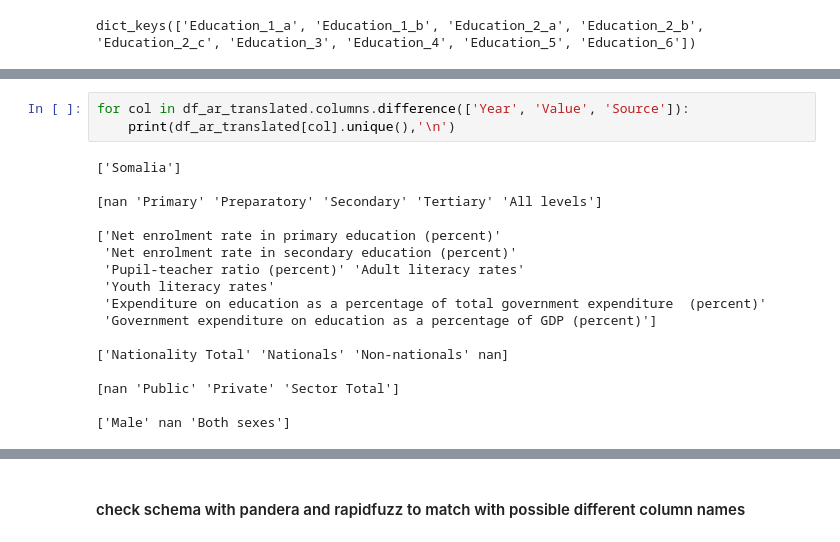
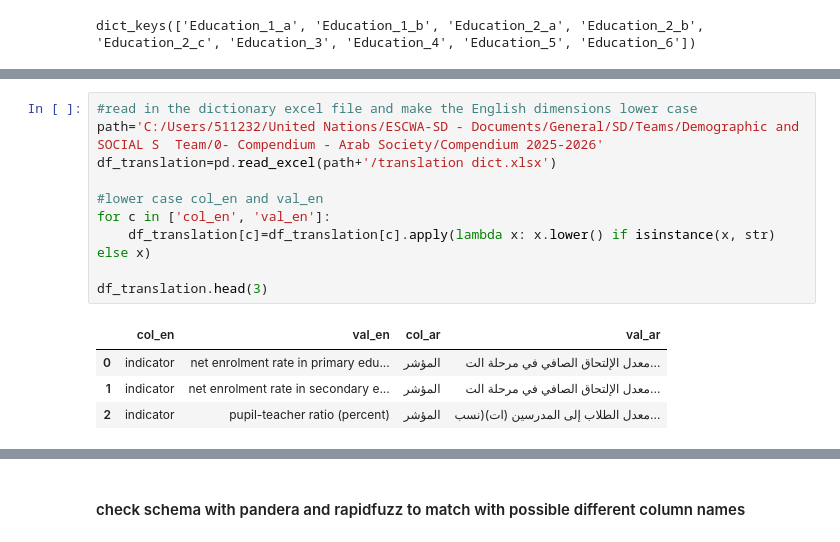
Before and after one commit to raffi1974/DSS-consolidate-questionnaires, a Jupyter notebook: consolidate_edu_questionnaire.ipynb, the cells around one changed output, grey strips where cells are left out. Drawn from its saved outputs; the diff is of its cells as text.

Commit message:
updated the translation section

```diff
--- a/consolidate_edu_questionnaire.ipynb
+++ b/consolidate_edu_questionnaire.ipynb
@@ -220,20 +190,15 @@ df_ar_translated.head(2)
-# %%
-for col in df_ar_translated.columns.difference(['Year', 'Value', 'Source']):
-    print(df_ar_translated[col].unique(),'\n')
-# %% [output]
-['Somalia']
-
-[nan 'Primary' 'Preparatory' 'Secondary' 'Tertiary' 'All levels']
-
-['Net enrolment rate in primary education (percent)'
- 'Net enrolment rate in secondary education (percent)'
- 'Pupil-teacher ratio (percent)' 'Adult literacy rates'
- 'Youth literacy rates'
- 'Expenditure on education as a percentage of total government expenditure  (percent)'
- 'Government expenditure on education as a percentage of GDP (percent)']
-
-['Nationality Total' 'Nationals' 'Non-nationals' nan]
-
-[nan 'Public' 'Private' 'Sector Total']
-
-['Male' nan 'Both sexes']
+# %%
+#read in the dictionary excel file and make the English dimensions lower case
+path='C:/Users/511232/United Nations/ESCWA-SD - Documents/General/SD/Teams/Demographic and SOCIAL S  Team/0- Compendium - Arab Society/Compendium 2025-2026'
+df_translation=pd.read_excel(path+'/translation dict.xlsx')
+
+#lower case col_en and val_en
+for c in ['col_en', 'val_en']:
+    df_translation[c]=df_translation[c].apply(lambda x: x.lower() if isinstance(x, str) else x)
+
+df_translation.head(3)
+# %% [output]
+|  | col_en | val_en | col_ar | val_ar |
+| 0 | indicator | net enrolment rate in primary edu... | المؤشر | معدل الإلتحاق الصافي في مرحلة الت... |
+| 1 | indicator | net enrolment rate in secondary e... | المؤشر | معدل الإلتحاق الصافي في مرحلة الت... |
+| 2 | indicator | pupil-teacher ratio (percent) | المؤشر | معدل الطلاب إلى المدرسين (ات)(نسب... |
```
Also changed, not shown: parts of 14 cells of this notebook, 4 other files.
